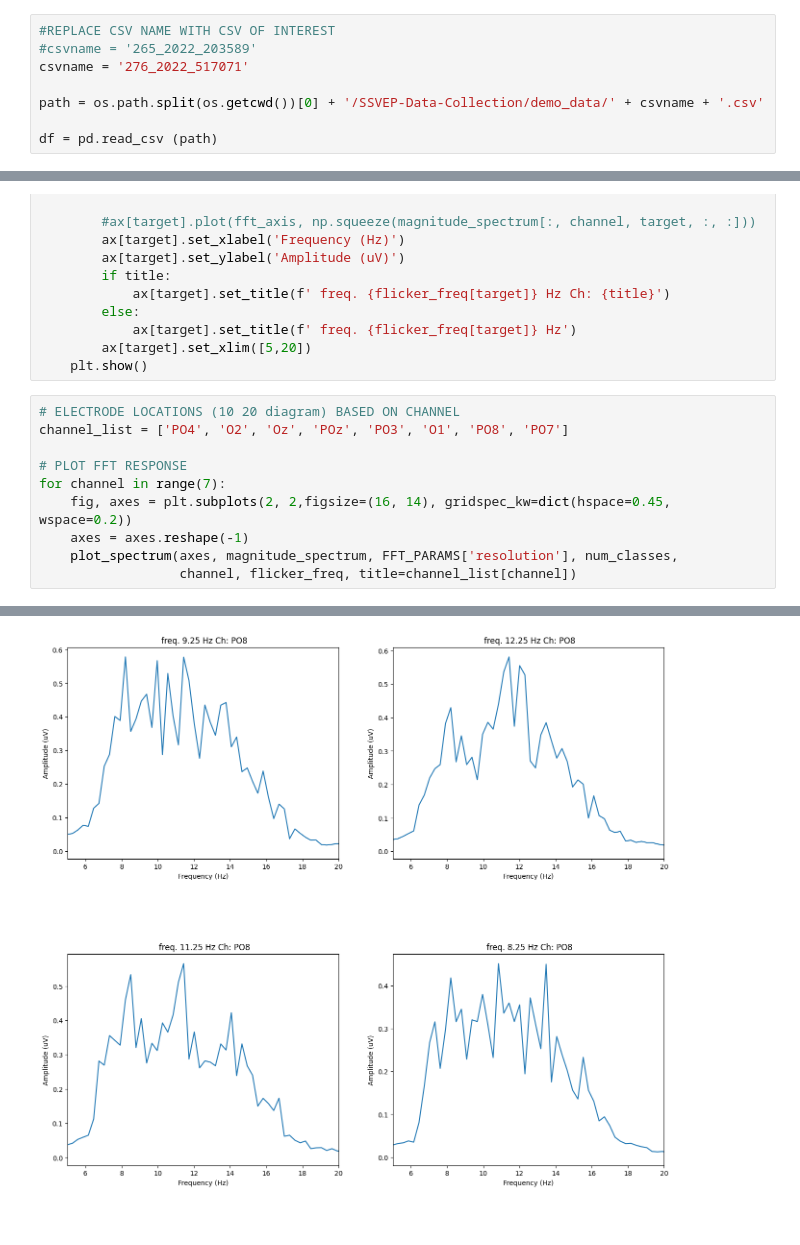
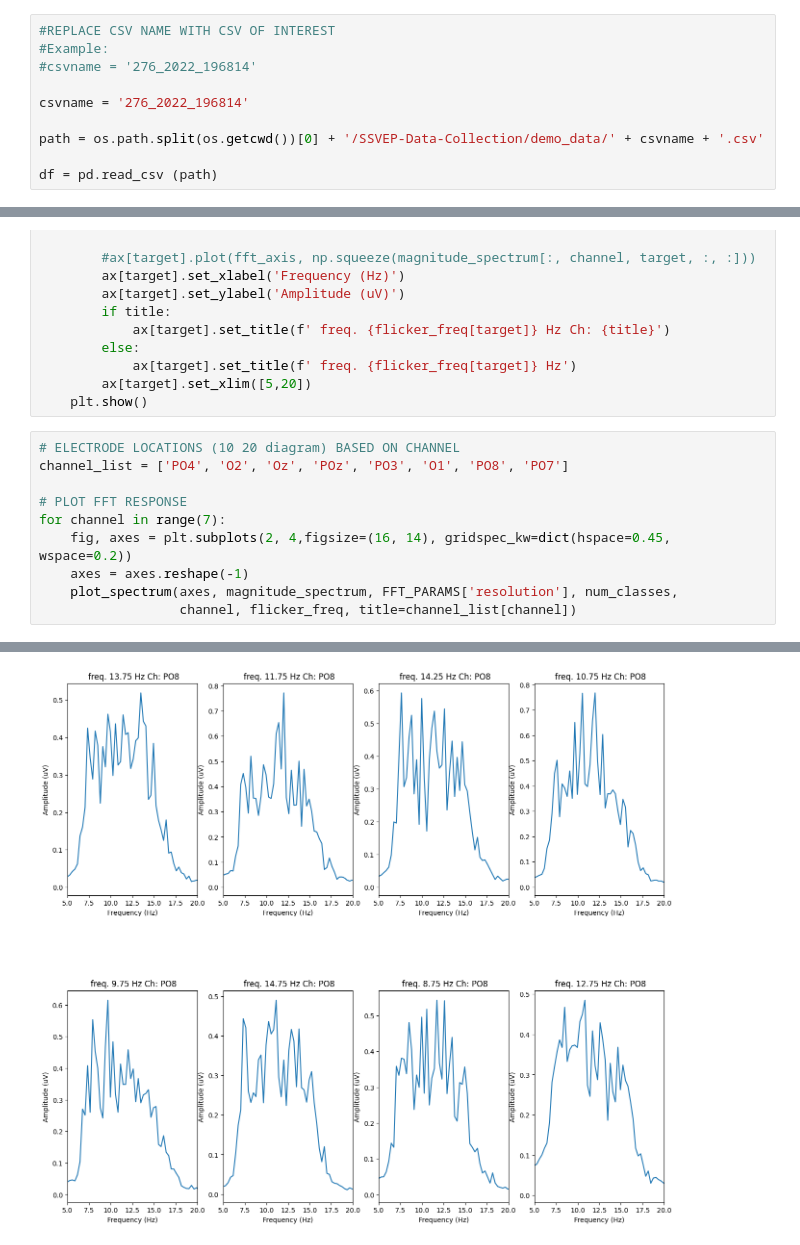
Before and after one commit to WATOLINK/mind-speech-interface-ssvep, a Jupyter notebook: EEG-Data-Visualization/ssvep-watolink_visualizer_version2.ipynb, the cells around one changed output, grey strips where cells are left out. Drawn from its saved outputs; the diff is of its cells as text.

```diff
--- a/EEG-Data-Visualization/ssvep-watolink_visualizer_version2.ipynb
+++ b/EEG-Data-Visualization/ssvep-watolink_visualizer_version2.ipynb
@@ -233,8 +235,10 @@ sample_rate = FFT_PARAMS['sampling_rate']
 Load the dataset and compute the magnitude spectrum for every trial
 # %%
 #REPLACE CSV NAME WITH CSV OF INTEREST
-#csvname = '265_2022_203589'
-csvname = '276_2022_517071'
+#Example:
+#csvname = '276_2022_196814'
+
+csvname = '276_2022_196814'
 
 path = os.path.split(os.getcwd())[0] + '/SSVEP-Data-Collection/demo_data/' + csvname + '.csv'
 
@@ -396,7 +400,7 @@ channel_list = ['PO4', 'O2', 'Oz', 'POz', 'PO3', 'O1', 'PO8', 'PO7']
 
 # PLOT FFT RESPONSE
 for channel in range(7):
-    fig, axes = plt.subplots(2, 2,figsize=(16, 14), gridspec_kw=dict(hspace=0.45, wspace=0.2))
+    fig, axes = plt.subplots(2, 4,figsize=(16, 14), gridspec_kw=dict(hspace=0.45, wspace=0.2))
     axes = axes.reshape(-1)
     plot_spectrum(axes, magnitude_spectrum, FFT_PARAMS['resolution'], num_classes,
                   channel, flicker_freq, title=channel_list[channel])
@@ -410 +414 @@ for channel in range(7):
-[figure, old version]
+[figure, new version]
```
Also changed, not shown: parts of 8 cells of this notebook.
